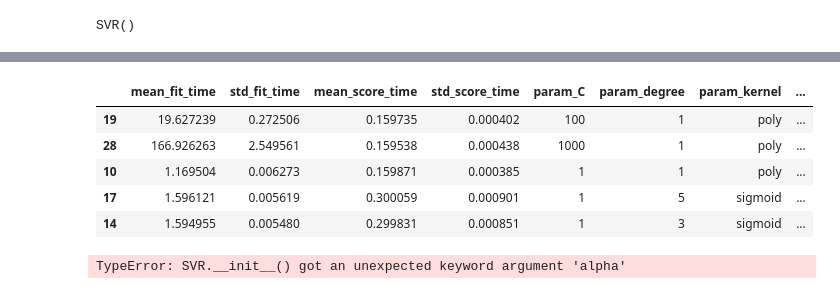
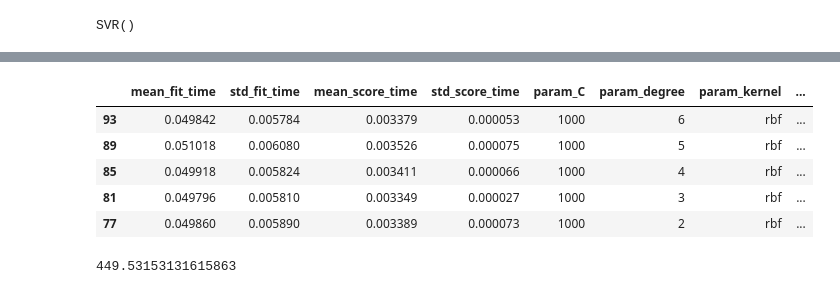
Before and after one commit to ThomasMeb/Anticiper_besoins_des_batiments, a Jupyter notebook: EmissionsCO2.ipynb, the cells around one changed output, grey strips where cells are left out. Saved outputs shown, nothing was run; the diff lists cells and outputs as text; code cells hidden in the pictures.

```diff
--- a/EmissionsCO2.ipynb
+++ b/EmissionsCO2.ipynb
@@ -360,5 +336,5 @@ resultize(grid).head()
 # %%
-lasso = Lasso(**best_params)
+lasso = Lasso(**grid.best_params_)
 lasso.fit(X_train, y_train)
 y_pred = lasso.predict(X_test)
 mean_squared_error(y_test, y_pred, squared=False)
@@ -367,5 +343,5 @@ mean_squared_error(y_test, y_pred, squared=False)
 # %%
-tt = TransformedTargetRegressor(regressor = LinearRegression(),
+tt = TransformedTargetRegressor(regressor = Ridge(),
                                func = np.log1p,
                                inverse_func = np.expm1)
 tt.fit(X_train, y_train)
@@ -379,0 +356,5 @@ mean_squared_error(y_test, y_pred, squared=False)
+# %%
+params = {'regressor__alpha': np.logspace(0, 7, 100)}
+grid = GridSearchCV(tt, params, cv = 10)
+# %%
+grid.fit(X_train, y_train)
@@ -391,21 +403,21 @@ mean_squared_error(y_test, y_pred, squared=False)
 # %%
-params = {'kernel': ['rbf','poly','sigmoid'],
+params = {'kernel': ['sigmoid','rbf','poly','sigmoid'],
          'C': [0.1,1,100,1000],
-         'degree': [1,3,5]}
-grid = GridSearchCV(SVR(), params, cv=5)
+         'degree': [1,2,3,4,5,6]}
+grid = GridSearchCV(SVR(), params, cv=10)
 grid.fit(X_train, y_train)
 resultize(grid).head()
 # %% [output]
 |  | mean_fit_time | std_fit_time | mean_score_time | std_score_time | param_C | param_degree | param_kernel | ... |
-| 19 | 19.627239 | 0.272506 | 0.159735 | 0.000402 | 100 | 1 | poly | ... |
-| 28 | 166.926263 | 2.549561 | 0.159538 | 0.000438 | 1000 | 1 | poly | ... |
-| 10 | 1.169504 | 0.006273 | 0.159871 | 0.000385 | 1 | 1 | poly | ... |
-| 17 | 1.596121 | 0.005619 | 0.300059 | 0.000901 | 1 | 5 | sigmoid | ... |
-| 14 | 1.594955 | 0.005480 | 0.299831 | 0.000851 | 1 | 3 | sigmoid | ... |
+| 93 | 0.049842 | 0.005784 | 0.003379 | 0.000053 | 1000 | 6 | rbf | ... |
+| 89 | 0.051018 | 0.006080 | 0.003526 | 0.000075 | 1000 | 5 | rbf | ... |
+| 85 | 0.049918 | 0.005824 | 0.003411 | 0.000066 | 1000 | 4 | rbf | ... |
+| 81 | 0.049796 | 0.005810 | 0.003349 | 0.000027 | 1000 | 3 | rbf | ... |
+| 77 | 0.049860 | 0.005890 | 0.003389 | 0.000073 | 1000 | 2 | rbf | ... |
 # %%
-svr = SVR(**best_params)
+svr = SVR(**grid.best_params_)
 svr.fit(X_train, y_train)
 y_pred = svr.predict(X_test)
 mean_squared_error(y_test, y_pred, squared=False)
 # %% [output]
-TypeError: SVR.__init__() got an unexpected keyword argument 'alpha'
+449.53153131615863
```
Also changed, not shown: parts of 38 cells of this notebook.
